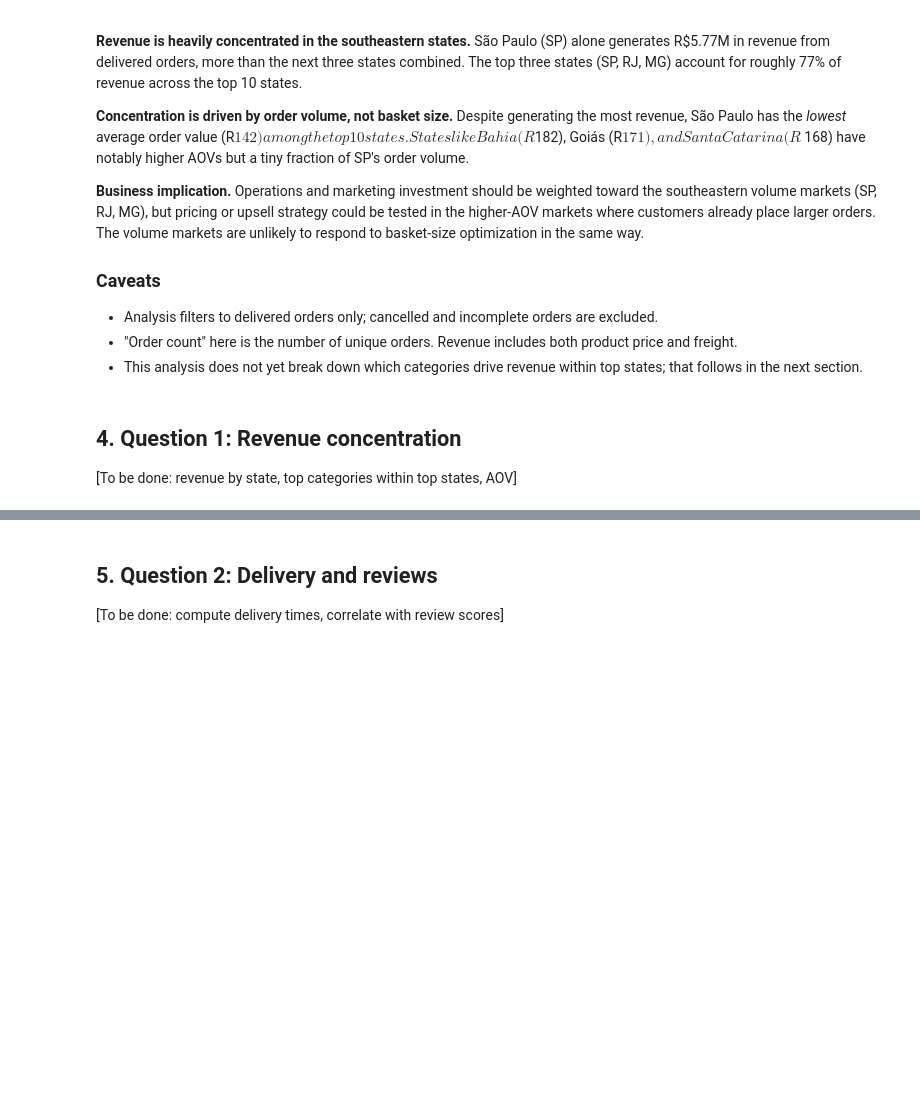
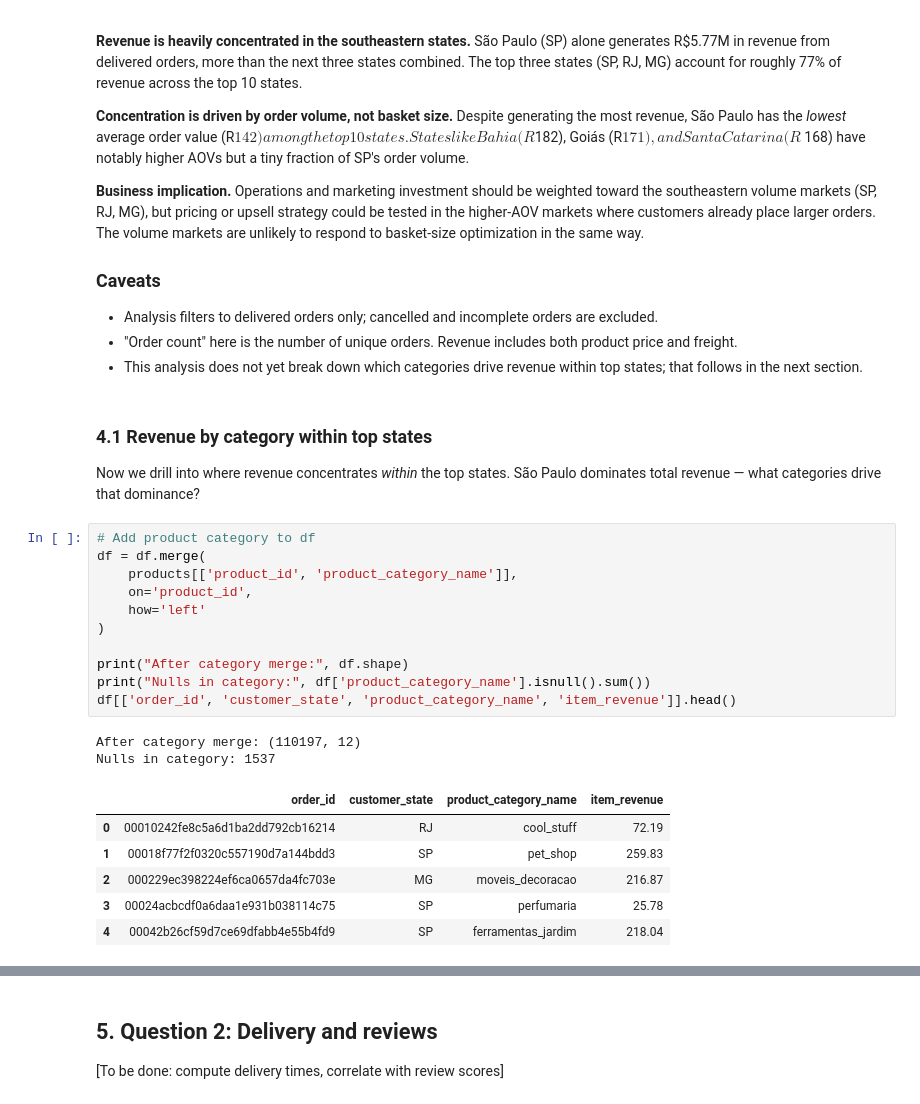
Before and after one commit to szymonpasieka84-art/olist-ecommerce-analysis, a Jupyter notebook: 01_exploration.ipynb, the cells around one changed output, grey strips where cells are left out. Cells and saved outputs as stored; diff of their text form; blank space fills up the shorter version.

```diff
--- a/01_exploration.ipynb
+++ b/01_exploration.ipynb
@@ -263,6 +266,28 @@ basket-size optimization in the same way.
 - Analysis filters to delivered orders only; cancelled and incomplete orders are excluded.
 - "Order count" here is the number of unique orders. Revenue includes both product price and freight.
 - This analysis does not yet break down which categories drive revenue within top states; that follows in the next section.
-# %% [markdown]
-## 4. Question 1: Revenue concentration
-[To be done: revenue by state, top categories within top states, AOV]
+# %% [markdown]
+### 4.1 Revenue by category within top states
+
+Now we drill into where revenue concentrates *within* the top states.
+São Paulo dominates total revenue — what categories drive that dominance?
+# %%
+# Add product category to df
+df = df.merge(
+    products[['product_id', 'product_category_name']],
+    on='product_id',
+    how='left'
+)
+
+print("After category merge:", df.shape)
+print("Nulls in category:", df['product_category_name'].isnull().sum())
+df[['order_id', 'customer_state', 'product_category_name', 'item_revenue']].head()
+# %% [output]
+After category merge: (110197, 12)
+Nulls in category: 1537
+|  | order_id | customer_state | product_category_name | item_revenue |
+| 0 | 00010242fe8c5a6d1ba2dd792cb16214 | RJ | cool_stuff | 72.19 |
+| 1 | 00018f77f2f0320c557190d7a144bdd3 | SP | pet_shop | 259.83 |
+| 2 | 000229ec398224ef6ca0657da4fc703e | MG | moveis_decoracao | 216.87 |
+| 3 | 00024acbcdf0a6daa1e931b038114c75 | SP | perfumaria | 25.78 |
+| 4 | 00042b26cf59d7ce69dfabb4e55b4fd9 | SP | ferramentas_jardim | 218.04 |
```
Also changed, not shown: parts of 6 cells of this notebook.
